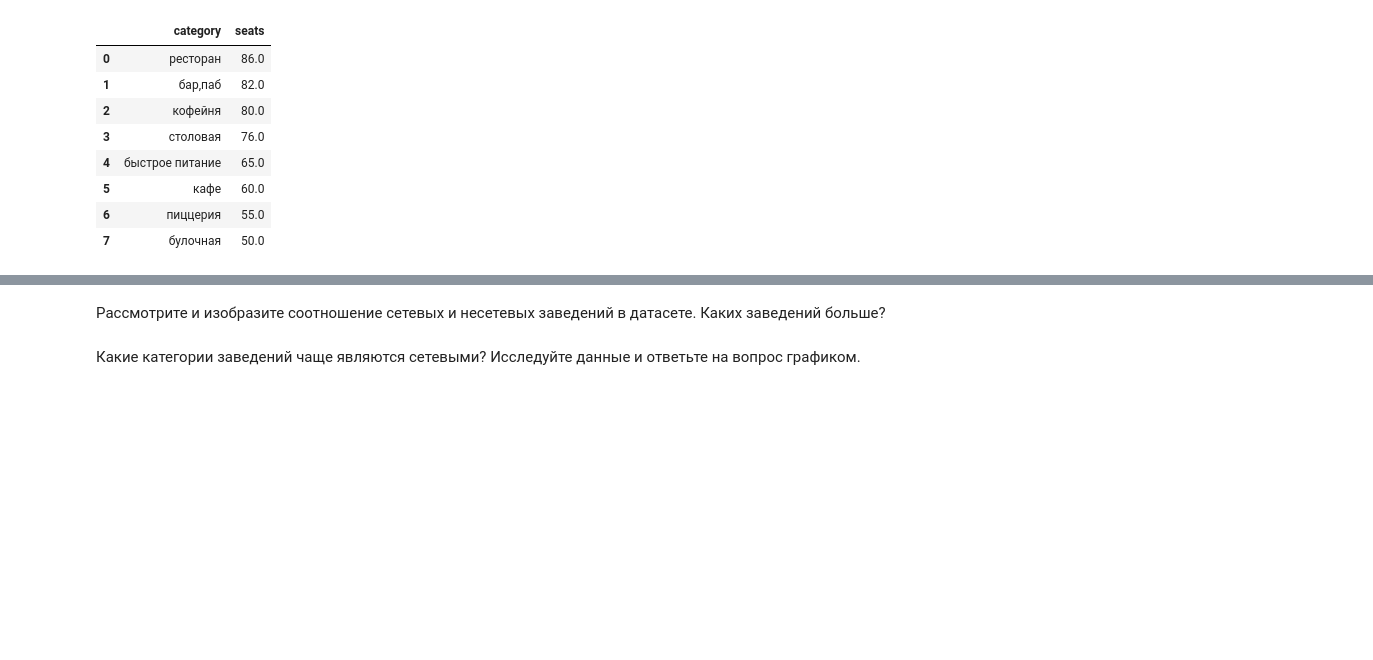
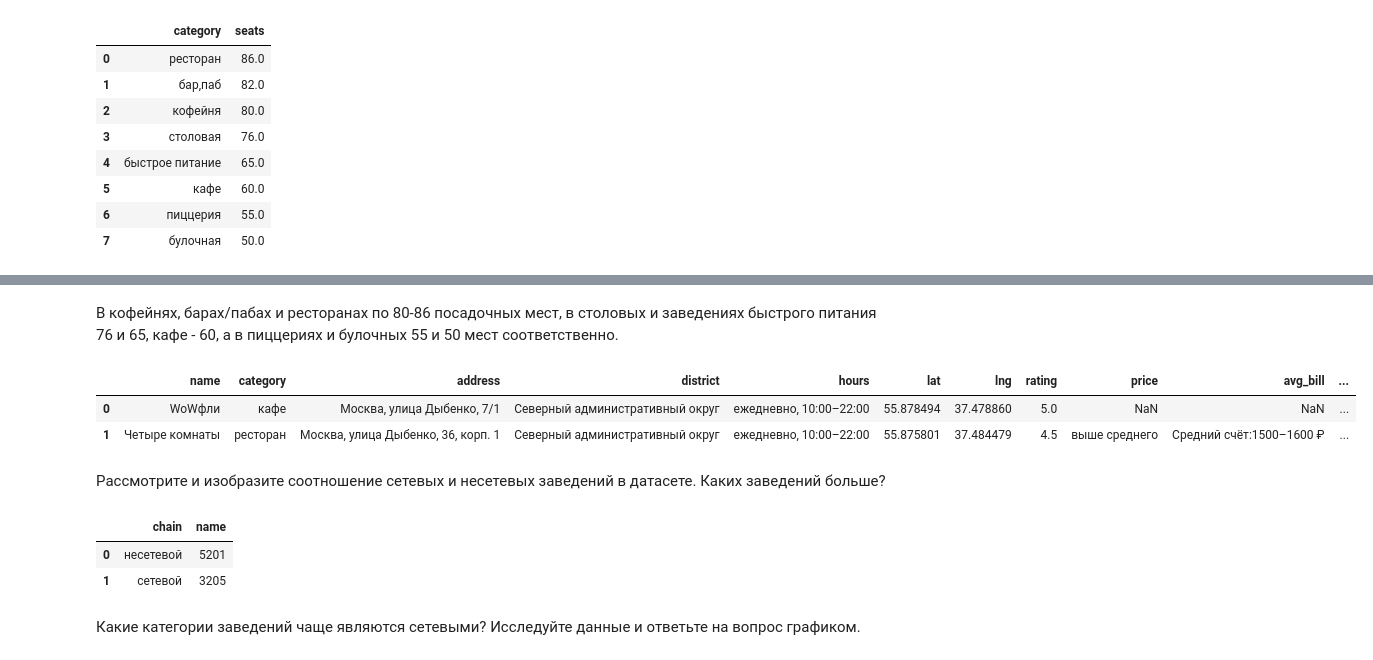
Before and after one commit to akirionenko/research-of-the-public-catering-market-in-Moscow-, a Jupyter notebook: проект_11.ipynb, the cells around one changed output, grey strips where cells are left out. Drawn from its saved outputs; the diff is of its cells as text; code cells hidden in the pictures; blank space fills up the shorter version.

```diff
--- a/проект_11.ipynb
+++ b/проект_11.ipynb
@@ -165,2 +163,19 @@ ax = sns.barplot(x='category', y='seats', data=data_seats).set(title='Катег
+# %% [markdown]
+В кофейнях, барах/пабах и ресторанах по 80-86 посадочных мест, в столовых и заведениях быстрого питания 76 и 65, кафе - 60, а в пиццериях и булочных 55 и 50 мест соответственно.
+# %%
+data.head(2)
+# %% [output]
+|  | name | category | address | district | hours | lat | lng | rating | price | avg_bill | ... |
+| 0 | WoWфли | кафе | Москва, улица Дыбенко, 7/1 | Северный административный округ | ежедневно, 10:00–22:00 | 55.878494 | 37.478860 | 5.0 | NaN | NaN | ... |
+| 1 | Четыре комнаты | ресторан | Москва, улица Дыбенко, 36, корп. 1 | Северный административный округ | ежедневно, 10:00–22:00 | 55.875801 | 37.484479 | 4.5 | выше среднего | Средний счёт:1500–1600 ₽ | ... |
 # %% [markdown]
 Рассмотрите и изобразите соотношение сетевых и несетевых заведений в датасете. Каких заведений больше?
+# %%
+data_chain = data.groupby('chain').agg({'name': 'count'}).sort_values(by='name', ascending=False).reset_index()
+data_chain['chain'] = data_chain['chain'].replace(0, 'несетевой')
+data_chain['chain'] = data_chain['chain'].replace(1, 'сетевой')
+data_chain
+# %% [output]
+|  | chain | name |
+| 0 | несетевой | 5201 |
+| 1 | сетевой | 3205 |
```
Also changed, not shown: parts of 3 cells of this notebook.
